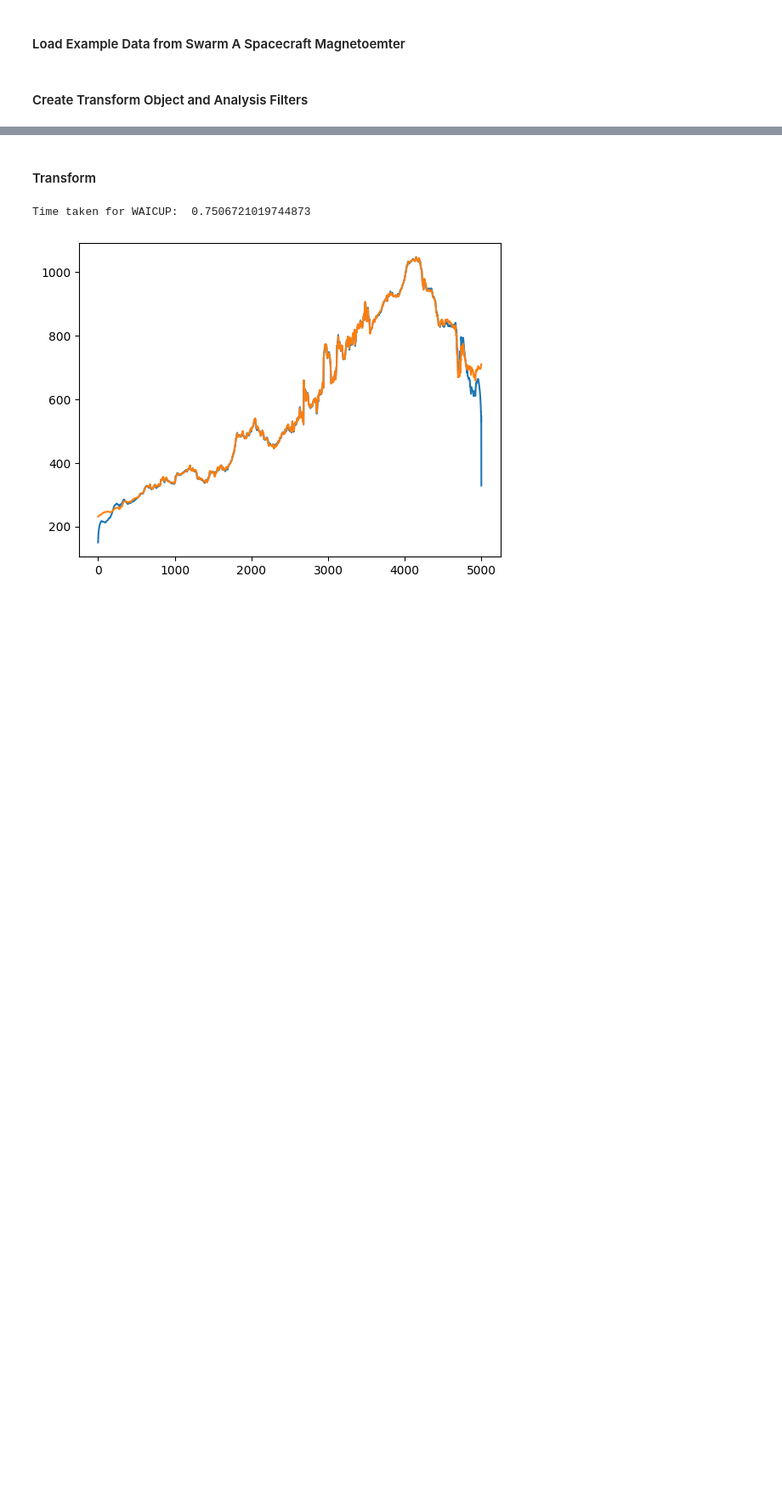
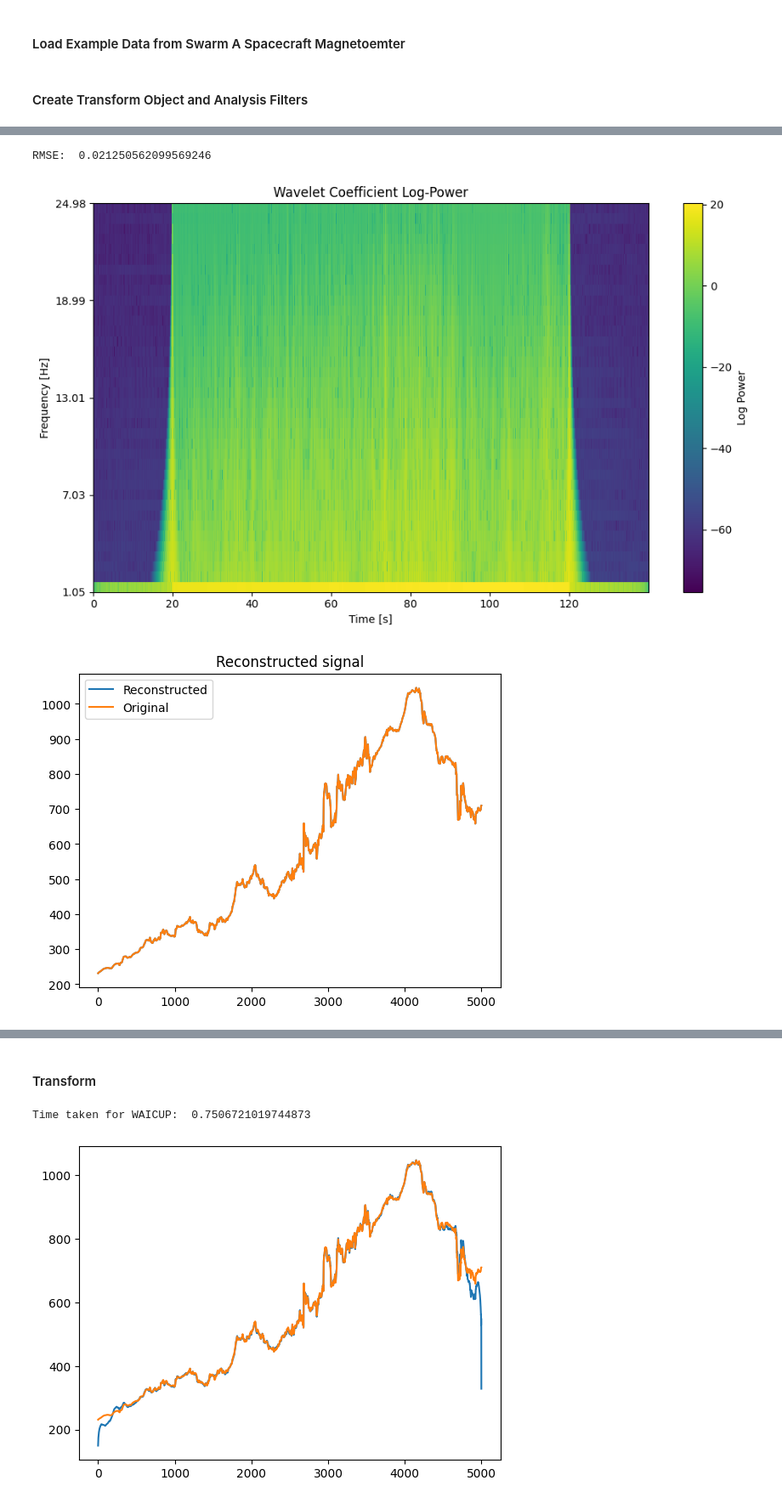
Before and after one commit to aphoffmann/InvertibleWavelets, a Jupyter notebook: WAICUP_TEST.ipynb, the cells around one changed output, grey strips where cells are left out. Shown at 85% size. Cells and saved outputs as stored; diff of their text form; code cells hidden in the pictures; blank space fills up the shorter version.

```diff
--- a/WAICUP_TEST.ipynb
+++ b/WAICUP_TEST.ipynb
@@ -165,3 +31,23 @@ Max absolute error: 429.2362
+# %%
+%matplotlib inline
+"Take CWT"
+short = transform.forward(data, mode='full')
+result = transform.inverse()
+print("RMSE: ", np.sqrt(np.mean((result - data)[1000:-1000] ** 2)))
+transform.scalogram(short)
+plt.show()
+
+
+%matplotlib inline
+plt.plot(result)
+plt.plot(data)
+plt.title("Reconstructed signal")
+plt.legend(['Reconstructed', 'Original'])
+plt.show()
+# %% [output]
+RMSE:  0.021250562099569246
+[figure, added]
+[figure, added]
 # %%
 import numpy as np
 import matplotlib.pyplot as plt
```
Also changed, not shown: parts of 6 cells of this notebook, 1 other file.
